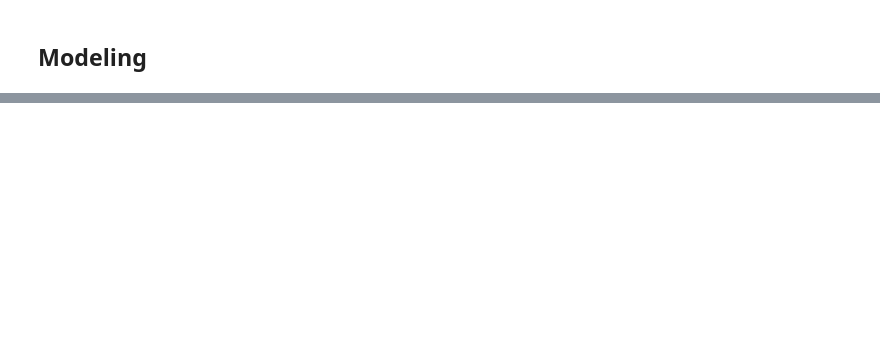
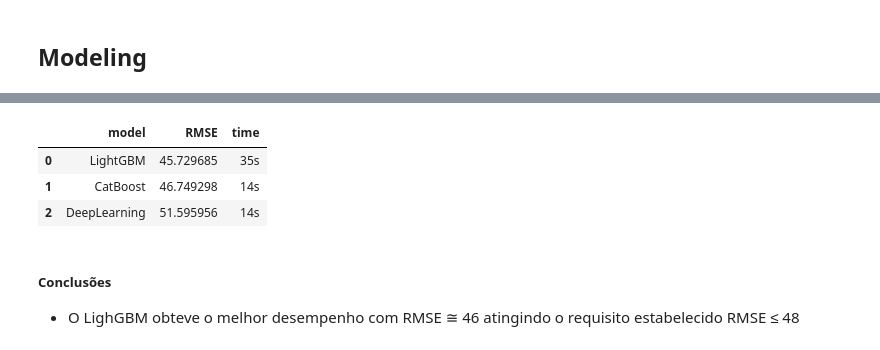
Before and after one commit to lucas-mithidieri/projetos, a Jupyter notebook: cab_orders_forecasting.ipynb, the cells around one changed output, grey strips where cells are left out. Cells and saved outputs as stored; diff of their text form; code cells hidden in the pictures; blank space fills up the shorter version.

```diff
--- a/cab_orders_forecasting.ipynb
+++ b/cab_orders_forecasting.ipynb
@@ -155,0 +291,20 @@ Foi identificado durante a análise que a faixa das 22~00h é uma faixa em que o
+# %%
+results = []
+
+for model_name, model in tqdm(models.items()):
+    start_time = time.time()
+    grid = GridSearchCV(model, params[model_name], cv=cv_timeseries)
+
+    # Train
+    grid.fit(X_train, y_train)
+
+    # Test
+    best_estimator = grid.best_estimator_
+    y_pred = best_estimator.predict(X_test)
+    end_time = time.time()
+    results.append({'model': model_name,
+                    'RMSE': mean_squared_error(y_test, y_pred, squared=False),
+                    'time': f'{(end_time - start_time):.0f}s'
+                   })
+
+pd.DataFrame(results)
@@ -155,0 +318,25 @@ Foi identificado durante a análise que a faixa das 22~00h é uma faixa em que o
+# %%
+# DeepLearning
+
+scaler = StandardScaler()
+X_train_scaled = scaler.fit_transform(X_train)
+X_test_scaled = scaler.transform(X_test)
+
+# build and fit model
+model = Sequential()
+model.add(Dense(7, activation='relu', input_dim=X_train_scaled.shape[1]))
+model.add(Dense(7, activation='relu'))
+model.add(Dense(1, activation='linear'))
+optimizer = Adam(learning_rate=0.01)
+model.compile(optimizer=optimizer, loss='mean_squared_error', metrics=['mae'])
+model.fit(X_train_scaled, y_train, epochs=100, batch_size=256, validation_split=0.2, verbose=0)
+
+y_pred = model.predict(X_test_scaled)
+
+results.append({'model': 'DeepLearning',
+                'RMSE': mean_squared_error(y_test, y_pred, squared=False),
+                'time': f'{(end_time - start_time):.0f}s'
+               })
+
+pd.DataFrame(results)
+# %% [output]
@@ -155,0 +344,7 @@ Foi identificado durante a análise que a faixa das 22~00h é uma faixa em que o
+|  | model | RMSE | time |
+| 0 | LightGBM | 45.729685 | 35s |
+| 1 | CatBoost | 46.749298 | 14s |
+| 2 | DeepLearning | 51.595956 | 14s |
+# %% [markdown]
+##### Conclusões
+* O LighGBM obteve o melhor desempenho com RMSE ≅ 46 atingindo o requisito estabelecido RMSE ≤ 48
```
Also changed, not shown: parts of 49 cells of this notebook.
